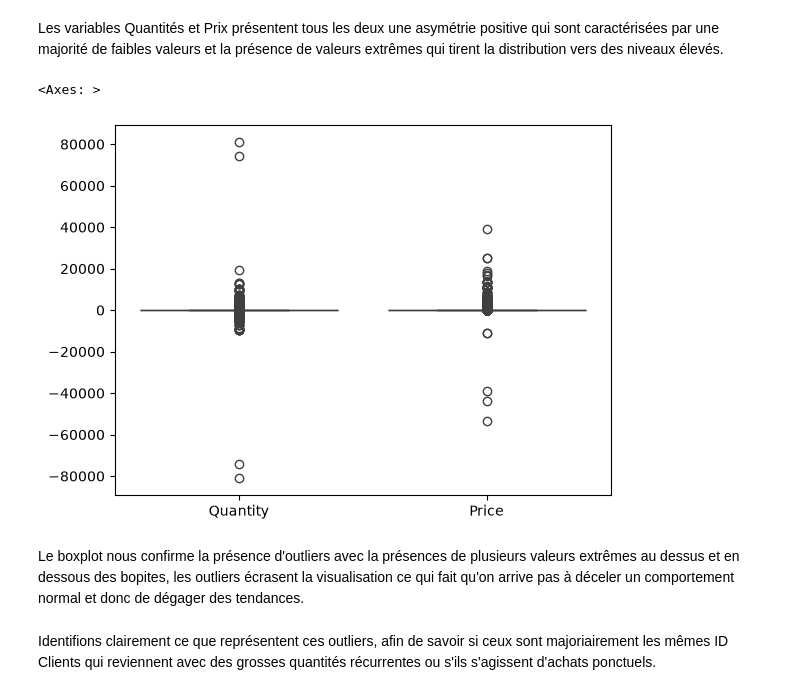
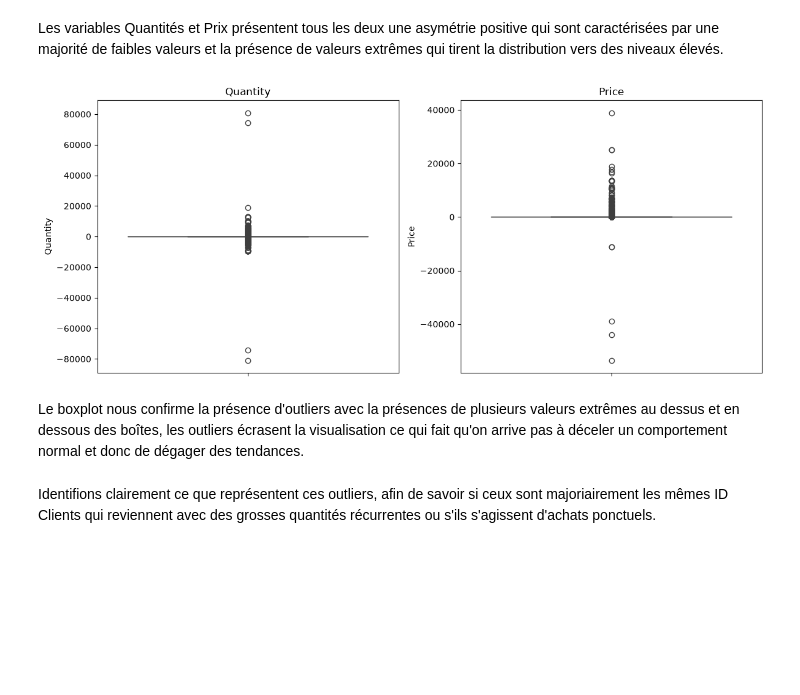
Before and after one commit to Nithilan16/Online_retail-rfm-segmentation, a Jupyter notebook: notebooks/online_retail.ipynb, the cells around one changed output. Cells and saved outputs as stored; diff of their text form; code cells hidden in the pictures; blank space fills up the shorter version.

```diff
--- a/notebooks/online_retail.ipynb
+++ b/notebooks/online_retail.ipynb
@@ -162,13 +254,21 @@ sns.histplot(Df[(Df['Price'] > -100) & (Df['Price'] < 100)]['Price'], bins=50)
 La distribution des prix est également fortement concentrée sur des valeurs faibles, avec une asymétrie positive ce qui nous confirme la présence de produits à forte valeur mais peu fréquent dans les transactions.
 # %% [markdown]
 Les variables Quantités et Prix présentent tous les deux une asymétrie positive qui sont caractérisées par une majorité de faibles valeurs et la présence de valeurs extrêmes qui tirent la distribution vers des niveaux élevés.
-# %%
-sns.boxplot(data=Df[['Quantity','Price']])
-# %% [output]
-<Axes: >
-[figure, removed]
+# %%
+fig, axes = plt.subplots(1, 2, figsize=(12, 5))
+
+sns.boxplot(y=Df['Quantity'], ax=axes[0])
+axes[0].set_title('Quantity')
+
+sns.boxplot(y=Df['Price'], ax=axes[1])
+axes[1].set_title('Price')
+
+plt.tight_layout()
+plt.show()
+# %% [output]
+[figure, added]
 # %% [markdown]
-Le boxplot nous confirme la présence d'outliers avec la présences de plusieurs valeurs extrêmes au dessus et en dessous des bopites, les outliers écrasent la visualisation ce qui fait qu'on arrive pas à déceler un comportement normal et donc de dégager des tendances.
+Le boxplot nous confirme la présence d'outliers avec la présences de plusieurs valeurs extrêmes au dessus et en dessous des boîtes, les outliers écrasent la visualisation ce qui fait qu'on arrive pas à déceler un comportement normal et donc de dégager des tendances.
 # %% [markdown]
 Identifions clairement ce que représentent ces outliers, afin de savoir si ceux sont majoriairement les mêmes ID Clients qui reviennent avec des grosses quantités récurrentes ou s'ils s'agissent d'achats ponctuels.
 # %%
```
Also changed, not shown: parts of 39 cells of this notebook.
